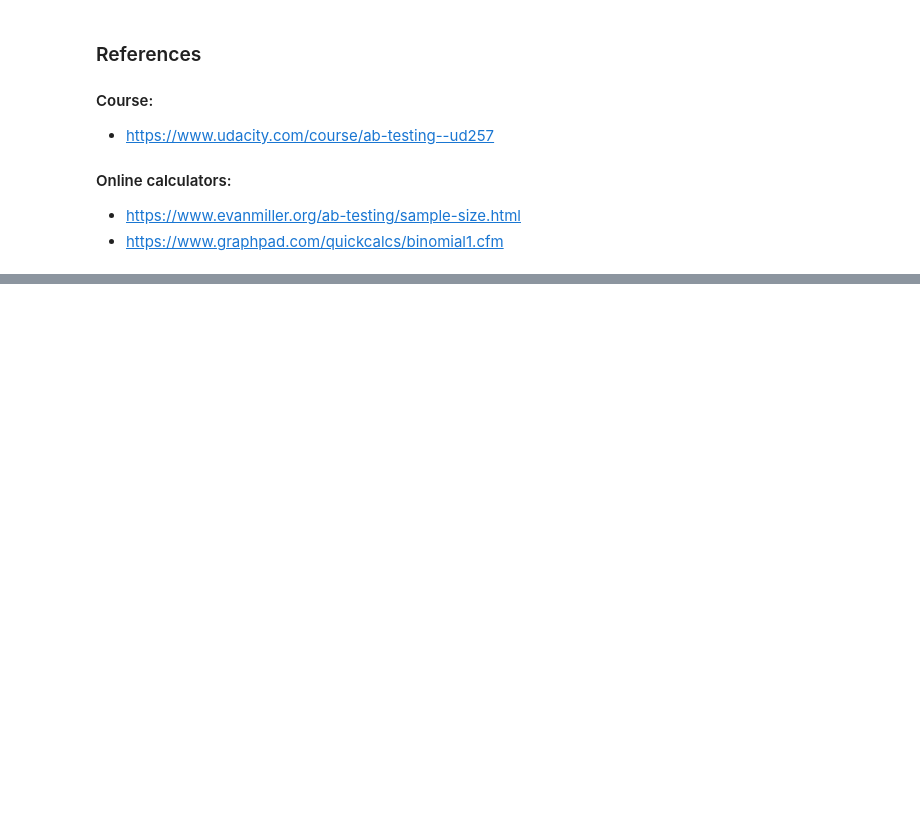
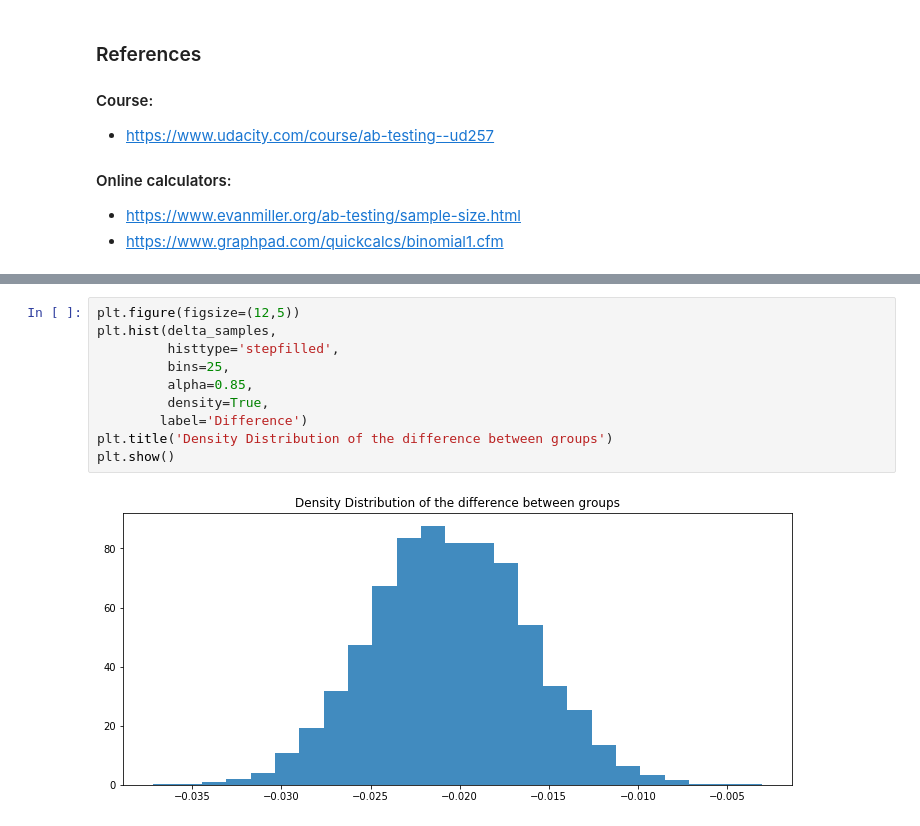
Before and after one commit to leandrocgbh/ab-testing-analysis, a Jupyter notebook: notebooks/AB Testing - Final Project.ipynb, the cells around one changed output, grey strips where cells are left out. Drawn from its saved outputs; the diff is of its cells as text; blank space fills up the shorter version.

```diff
--- a/notebooks/AB Testing - Final Project.ipynb
+++ b/notebooks/AB Testing - Final Project.ipynb
@@ -1006,0 +1069,12 @@ Therefore with **actions plans** defined, the experiments and metrics will depen
+# %%
+plt.figure(figsize=(12,5))
+plt.hist(delta_samples,
+         histtype='stepfilled',
+         bins=25,
+         alpha=0.85,
+         density=True,
+        label='Difference')
+plt.title('Density Distribution of the difference between groups')
+plt.show()
+# %% [output]
+[figure, added]
```
Also changed, not shown: parts of 27 cells of this notebook.
